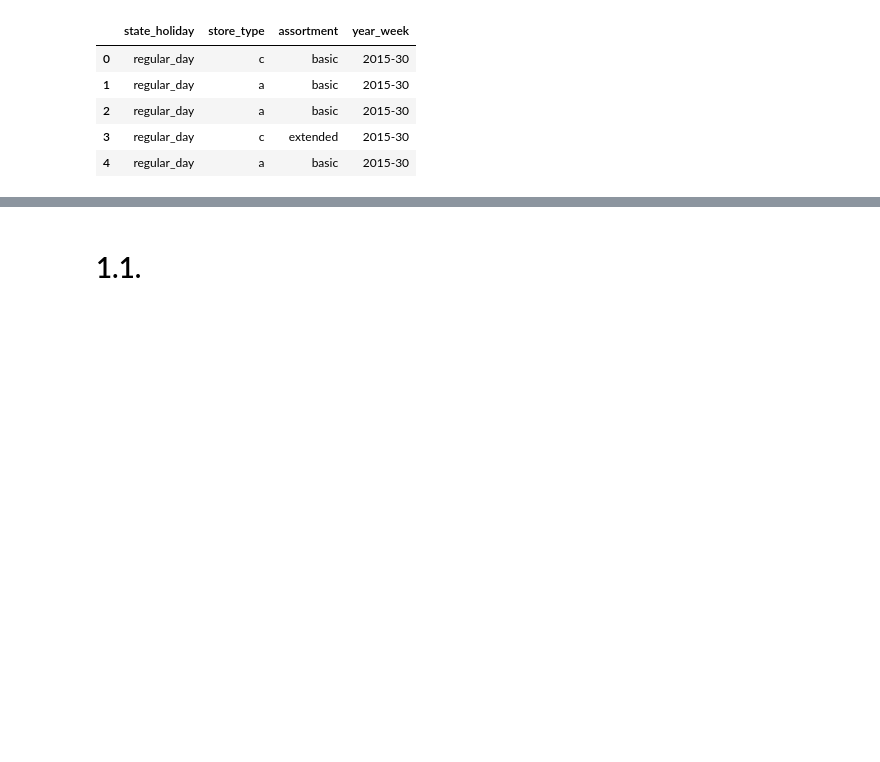
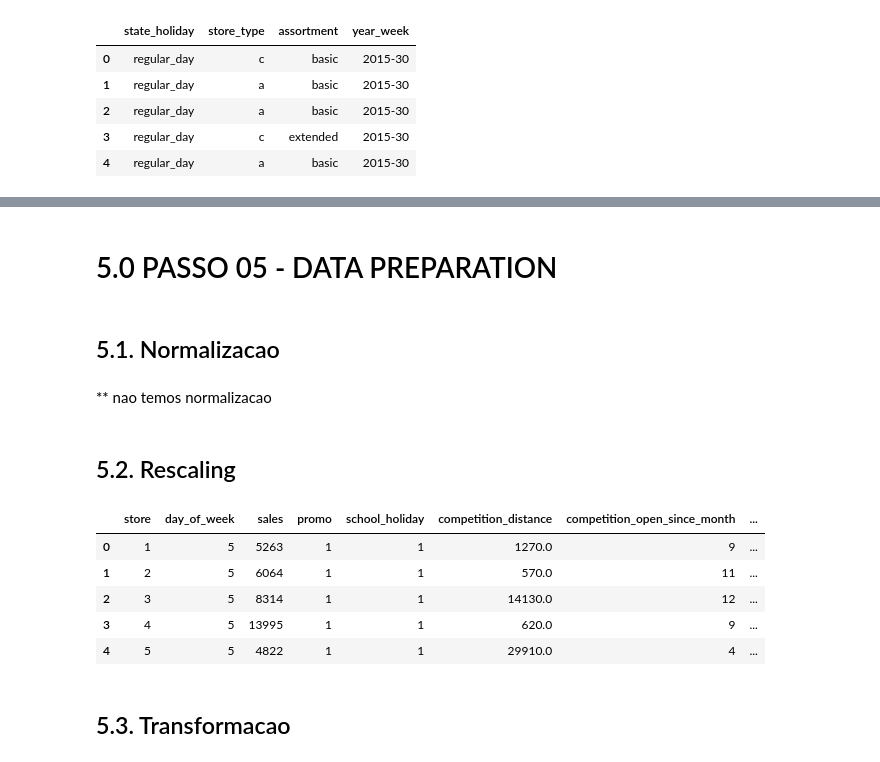
Before and after one commit to TiagoSolon/DS-Rossmann-Store-Sales, a Jupyter notebook: m04_v01_store_sales_prediction.ipynb, the cells around one changed output, grey strips where cells are left out. Saved outputs shown, nothing was run; the diff lists cells and outputs as text; code cells hidden in the pictures; blank space fills up the shorter version.

Commit message:
Update m04_v01_store_sales_prediction.ipynb
finished m04

```diff
--- a/m04_v01_store_sales_prediction.ipynb
+++ b/m04_v01_store_sales_prediction.ipynb
@@ -52,6 +52,9 @@ df_store_raw = pd.read_csv ('Data/store.csv' , delimiter= ',', low_memory=False)
 
 # merge
 df_raw = pd.merge ( df_sales_raw, df_store_raw, how = 'left', on='Store')
+# %%
+# Show all columns of dataset
+pd.set_option('display.max_columns',None)
 # %%
  df_raw.sample(10)
 # %% [output]
@@ -829,0 +832,4 @@ sns.heatmap( d, annot=True )
+# %% [markdown]
+# 5.0 PASSO 05 - DATA PREPARATION
+# %%
+df5 = df4.copy()
@@ -830,2 +838,18 @@ sns.heatmap( d, annot=True )
 # %% [markdown]
-# 1.1.
+## 5.1. Normalizacao
+# %% [markdown]
+** nao temos normalizacao
+# %% [markdown]
+## 5.2. Rescaling
+# %%
+a = df5.select_dtypes( include=['int' , 'float','int64' , 'float64'])
+# %%
+pd.set_option('display.max_columns',None)
+a.head()
+# %% [output]
+|  | store | day_of_week | sales | promo | school_holiday | competition_distance | competition_open_since_month | ... |
+| 0 | 1 | 5 | 5263 | 1 | 1 | 1270.0 | 9 | ... |
+| 1 | 2 | 5 | 6064 | 1 | 1 | 570.0 | 11 | ... |
+| 2 | 3 | 5 | 8314 | 1 | 1 | 14130.0 | 12 | ... |
+| 3 | 4 | 5 | 13995 | 1 | 1 | 620.0 | 9 | ... |
+| 4 | 5 | 5 | 4822 | 1 | 1 | 29910.0 | 4 | ... |
@@ -831,0 +861,2 @@ sns.heatmap( d, annot=True )
+# %% [markdown]
+## 5.3. Transformacao
```
Also changed, not shown: parts of 16 cells of this notebook.
